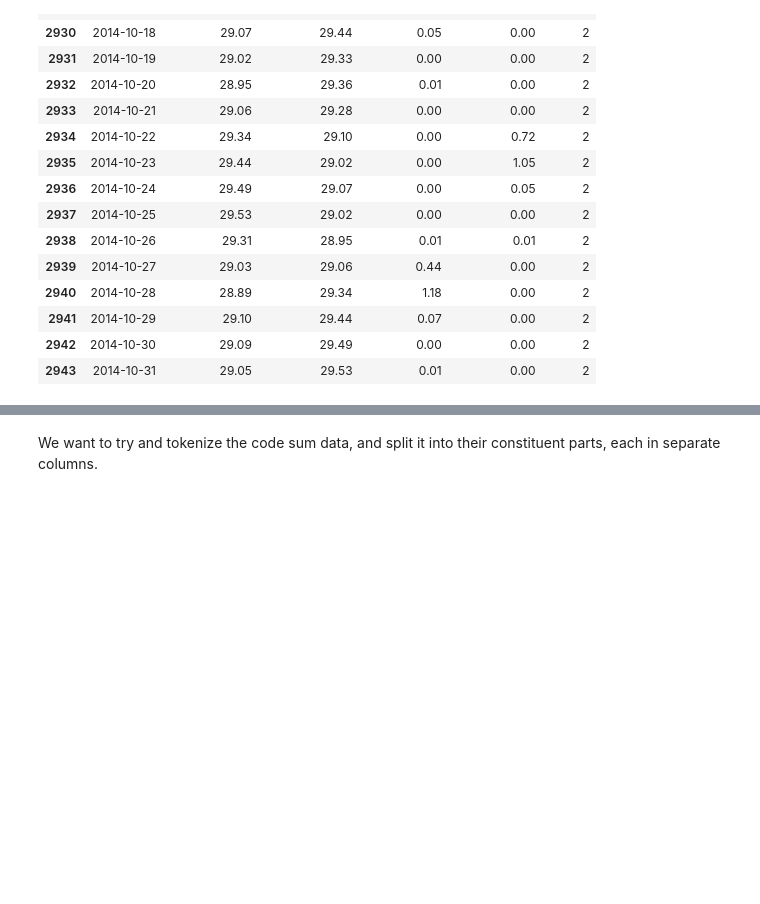
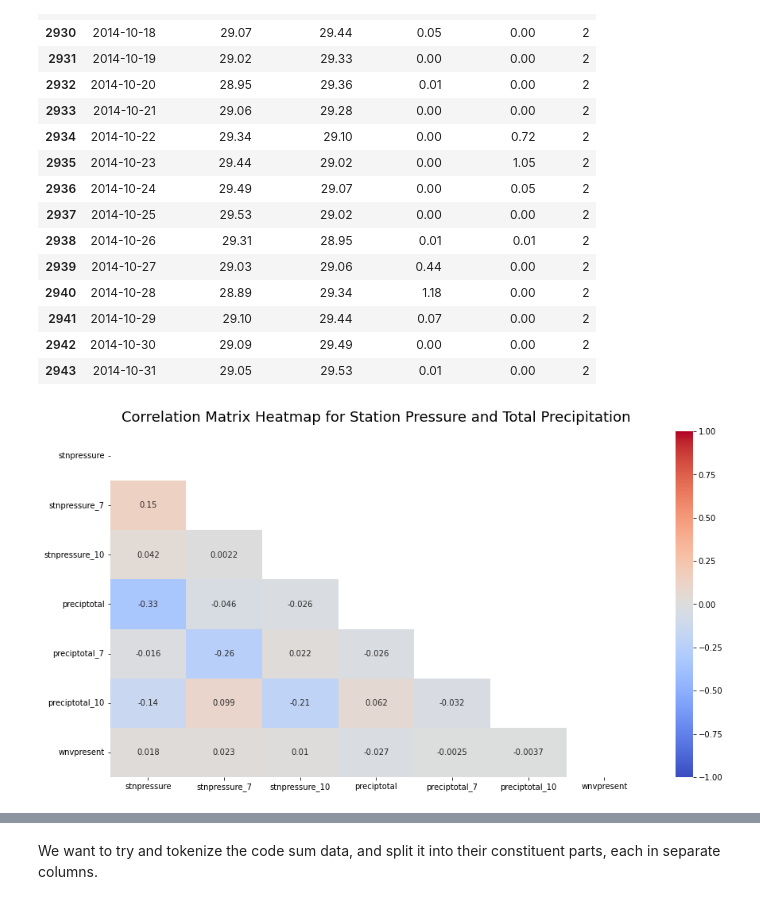
Before and after one commit to lindytanll/predict-west-nile-virus, a Jupyter notebook: code/4. EDA.ipynb, the cells around one changed output, grey strips where cells are left out. Saved outputs shown, nothing was run; the diff lists cells and outputs as text; code cells hidden in the pictures; blank space fills up the shorter version.

```diff
--- a/code/4. EDA.ipynb
+++ b/code/4. EDA.ipynb
@@ -358,3 +324,11 @@ df_new = pd.merge(df,
 # %%
 df = df_new.copy()
 df.drop(columns=["station_y"], inplace= True)
+# %%
+# take a look at the correlation of the filtered numeric features with wnv and collinearity
+plt.figure(figsize=(15,8))
+mask = np.triu(np.ones_like(df[["stnpressure", "stnpressure_7", "stnpressure_10", "preciptotal", "preciptotal_7", "preciptotal_10", "wnvpresent"]].corr(), dtype=bool))
+corr_matrix = sns.heatmap(df[["stnpressure", "stnpressure_7", "stnpressure_10", "preciptotal", "preciptotal_7", "preciptotal_10", "wnvpresent"]].corr(), mask=mask, annot=True, vmin=-1, vmax=1, cmap='coolwarm')
+corr_matrix.set_title('Correlation Matrix Heatmap for Station Pressure and Total Precipitation', fontdict={'fontsize':18}, pad=12);
+# %% [output]
+[figure, added]
```
Also changed, not shown: parts of 15 cells of this notebook.
